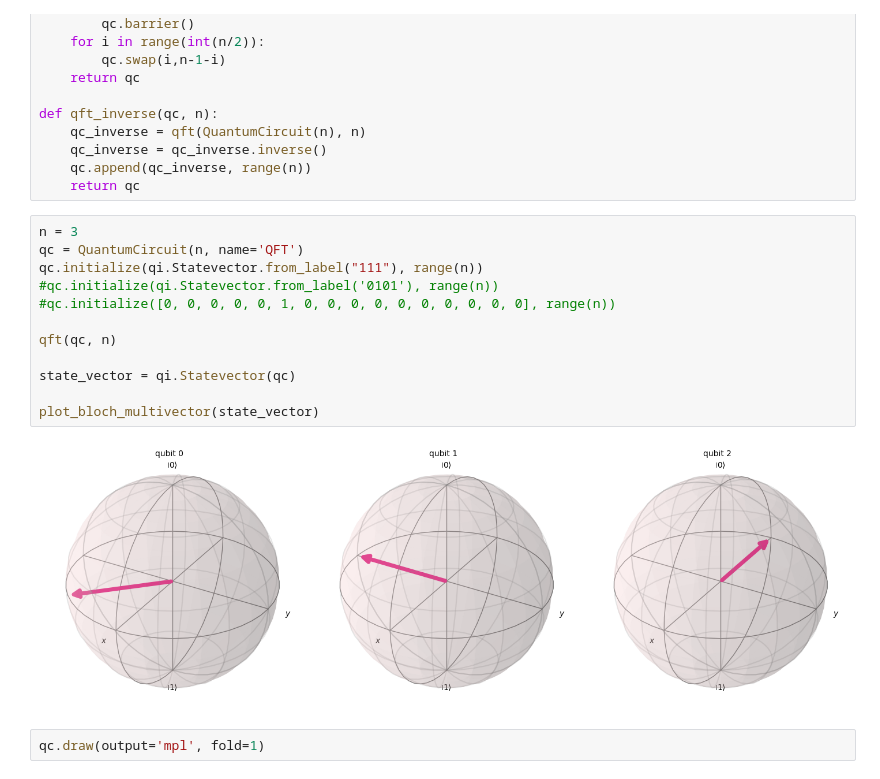
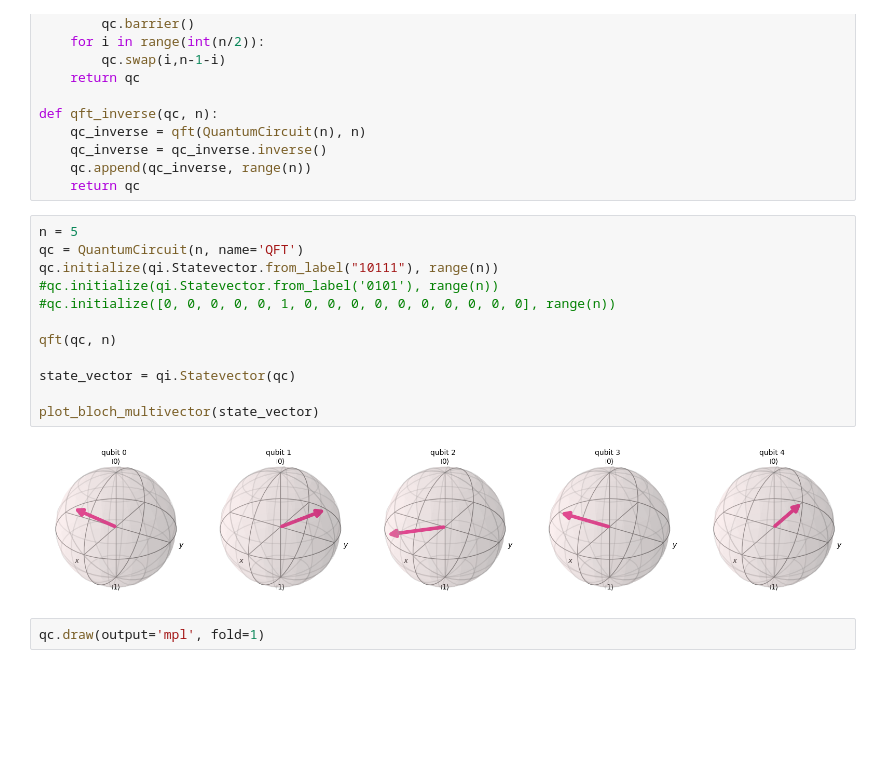
Before and after one commit to irajamuller/quantum_computing, a Jupyter notebook: Transformada_Quântica_de_Fourier.ipynb, the cells around one changed output. Cells and saved outputs as stored; diff of their text form; blank space fills up the shorter version.

```diff
--- a/Transformada_Quântica_de_Fourier.ipynb
+++ b/Transformada_Quântica_de_Fourier.ipynb
@@ -31,19 +31,19 @@ def qft_inverse(qc, n):
     qc.append(qc_inverse, range(n))
     return qc
 # %%
-n = 3
+n = 5
 qc = QuantumCircuit(n, name='QFT')
-qc.initialize(qi.Statevector.from_label("111"), range(n))
+qc.initialize(qi.Statevector.from_label("10111"), range(n))
 #qc.initialize(qi.Statevector.from_label('0101'), range(n))
 #qc.initialize([0, 0, 0, 0, 0, 1, 0, 0, 0, 0, 0, 0, 0, 0, 0, 0], range(n))
 
 qft(qc, n)
 
 state_vector = qi.Statevector(qc)
 
 plot_bloch_multivector(state_vector)
 # %% [output]
-[figure, old version]
+[figure, new version]
 # %%
 qc.draw(output='mpl', fold=1)
 # %% [output]
```
Also changed, not shown: parts of 2 cells of this notebook.
